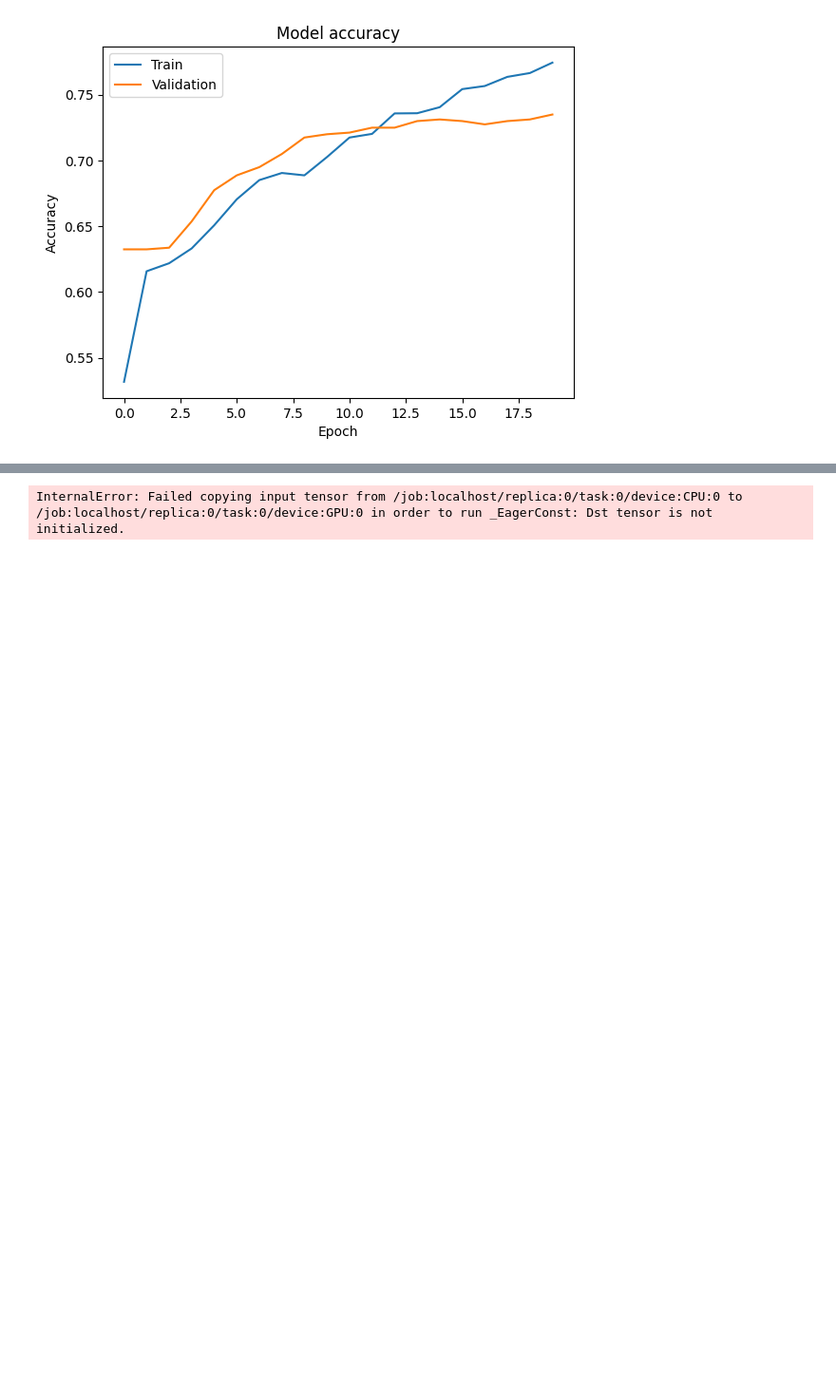
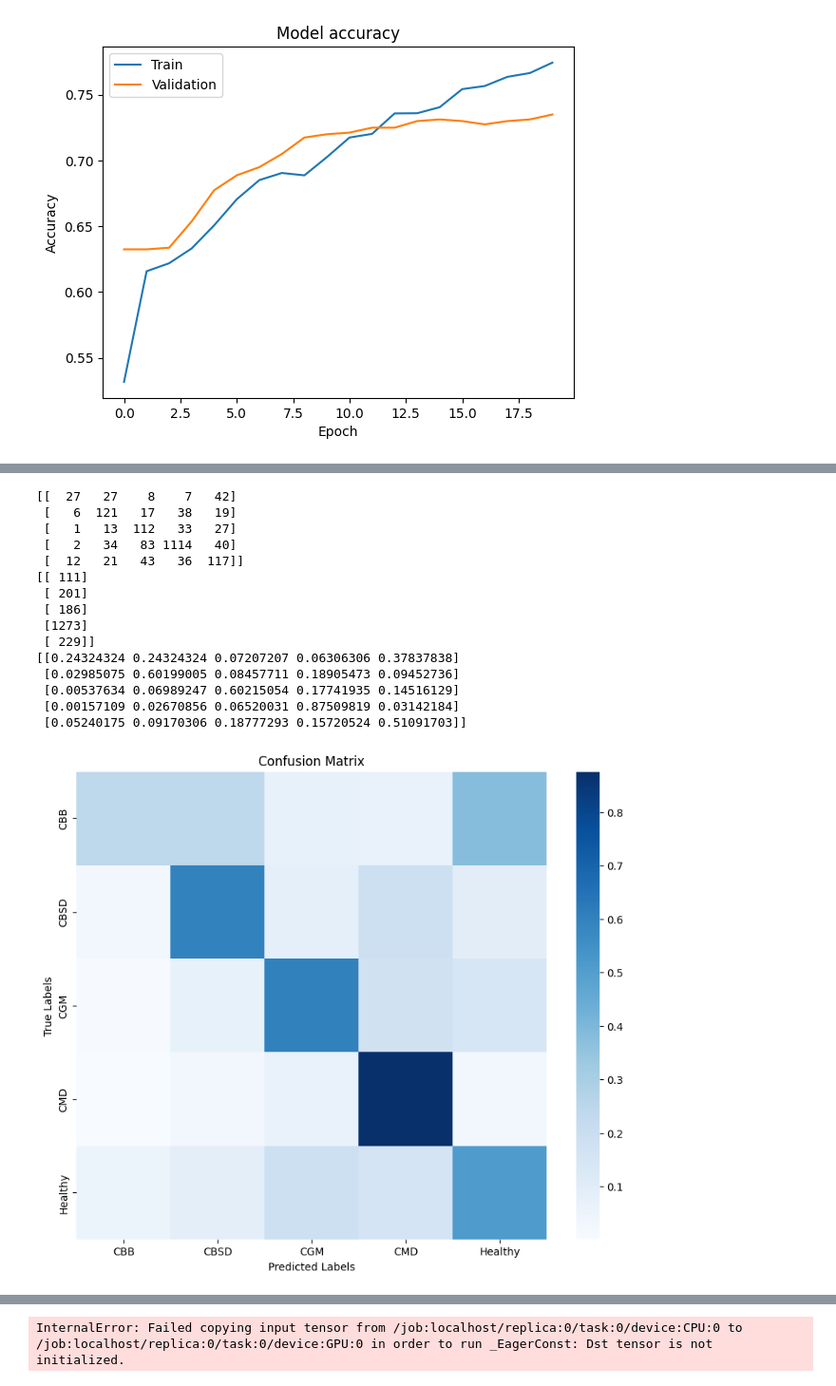
Before and after one commit to ericxing19/AMLS2_23_24_SN23084017, a Jupyter notebook: train.ipynb, the cells around one changed output, grey strips where cells are left out. Shown at 95% size. Drawn from its saved outputs; the diff is of its cells as text; code cells hidden in the pictures; blank space fills up the shorter version.

```diff
--- a/train.ipynb
+++ b/train.ipynb
@@ -566 +600,54 @@ plot_history(history, '')
+# %%
+from sklearn.metrics import confusion_matrix
+import seaborn as sns
+
+# Assuming you have model predictions and true labels
+predicted_labels = model.predict(X_test)
+true_labels = y_test  # Assuming y_test is the true labels
+
+# Convert predicted labels from one-hot encoding to classes
+predicted_classes = np.argmax(predicted_labels, axis=1)
+true_classes = np.argmax(true_labels, axis=1)
+
+# Compute the confusion matrix
+conf_matrix = confusion_matrix(true_classes, predicted_classes)
+
+# Print the confusion matrix
+print(conf_matrix)
+
+# compute the number of every classes, for the normalization of confusion matrix
+class_totals = conf_matrix.sum(axis=1, keepdims=True)
+print(class_totals)
+# normalize the confusion matrix
+normalized_conf_matrix = conf_matrix / class_totals
+
+labels = ['CBB','CBSD','CGM','CMD','Healthy']
+
+print(normalized_conf_matrix)
+
+# Plot the confusion matrix as a heatmap
+plt.figure(figsize=(10, 8))
+sns.heatmap(normalized_conf_matrix, annot=False, fmt='.3f', cmap='Blues', xticklabels=labels, yticklabels=labels)
+plt.xlabel('Predicted Labels')
+plt.ylabel('True Labels')
+plt.title('Confusion Matrix')
+plt.savefig('confusion_matrix.png')
+plt.show()
+# %% [output]
+[[  27   27    8    7   42]
+ [   6  121   17   38   19]
+ [   1   13  112   33   27]
+ [   2   34   83 1114   40]
+ [  12   21   43   36  117]]
+[[ 111]
+ [ 201]
+ [ 186]
+ [1273]
+ [ 229]]
+[[0.24324324 0.24324324 0.07207207 0.06306306 0.37837838]
+ [0.02985075 0.60199005 0.08457711 0.18905473 0.09452736]
+ [0.00537634 0.06989247 0.60215054 0.17741935 0.14516129]
+ [0.00157109 0.02670856 0.06520031 0.87509819 0.03142184]
+ [0.05240175 0.09170306 0.18777293 0.15720524 0.51091703]]
+[figure, added]
 # %% [markdown]
```
Also changed, not shown: parts of 7 cells of this notebook, 11 other files.
